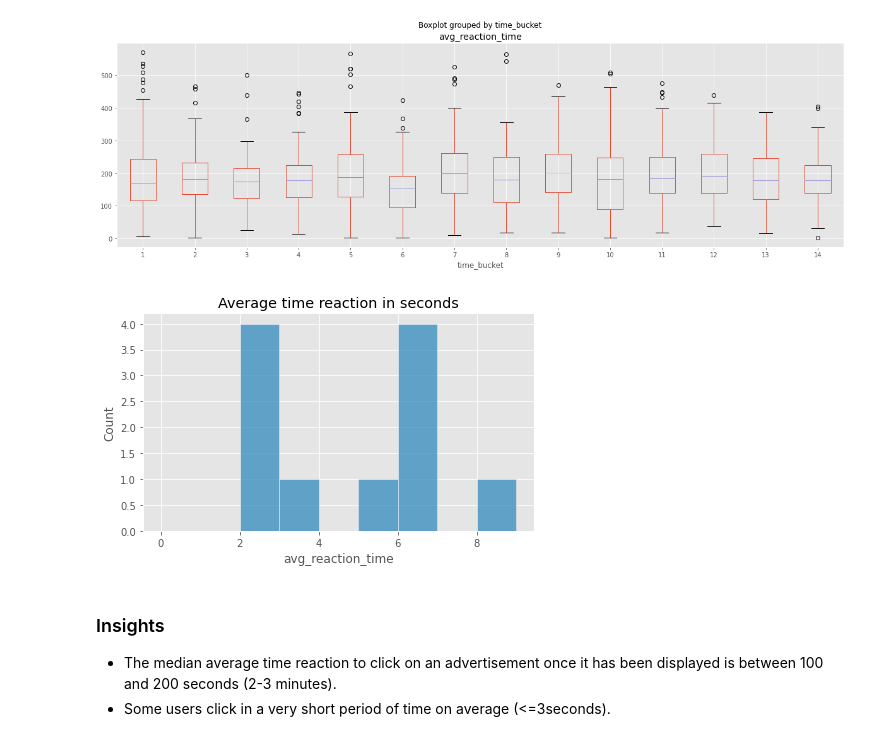
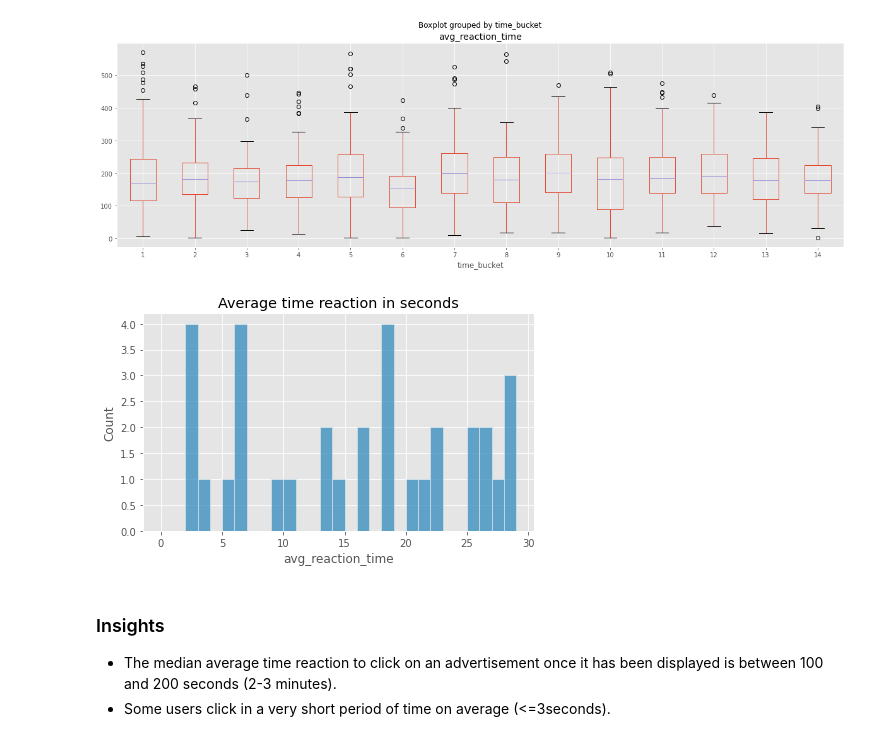
Before and after one commit to vesran/AdFraud-detector, a Jupyter notebook: analysis/Analysis.ipynb, the cells around one changed output. Drawn from its saved outputs; the diff is of its cells as text; code cells hidden in the pictures.

Commit message:
increased bin size for pattern 3 plot

```diff
--- a/analysis/Analysis.ipynb
+++ b/analysis/Analysis.ipynb
@@ -233,10 +233,10 @@ uids.boxplot(column='avg_reaction_time', by='time_bucket', figsize=(20, 6));
 [figure]
 # %%
 _, ax = plt.subplots(1, 1, figsize=(7, 4))
-sns.histplot(uids.avg_reaction_time, bins=np.arange(0, 10, 1), ax=ax)
+sns.histplot(uids.avg_reaction_time, bins=np.arange(0, 30, 1), ax=ax)
 ax.set_title("Average time reaction in seconds");
 # %% [output]
-[figure, old version]
+[figure, new version]
 # %% [markdown]
 ### Insights
 
```
